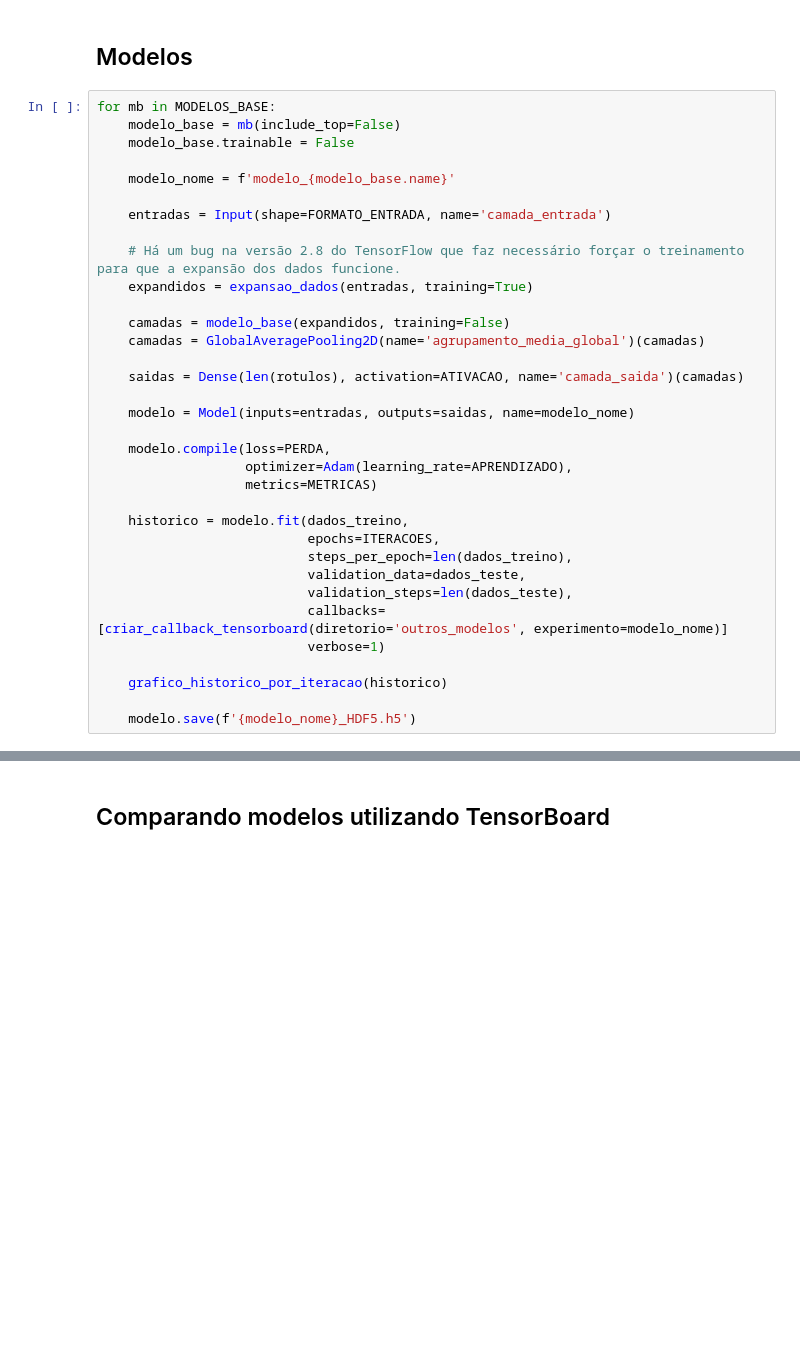
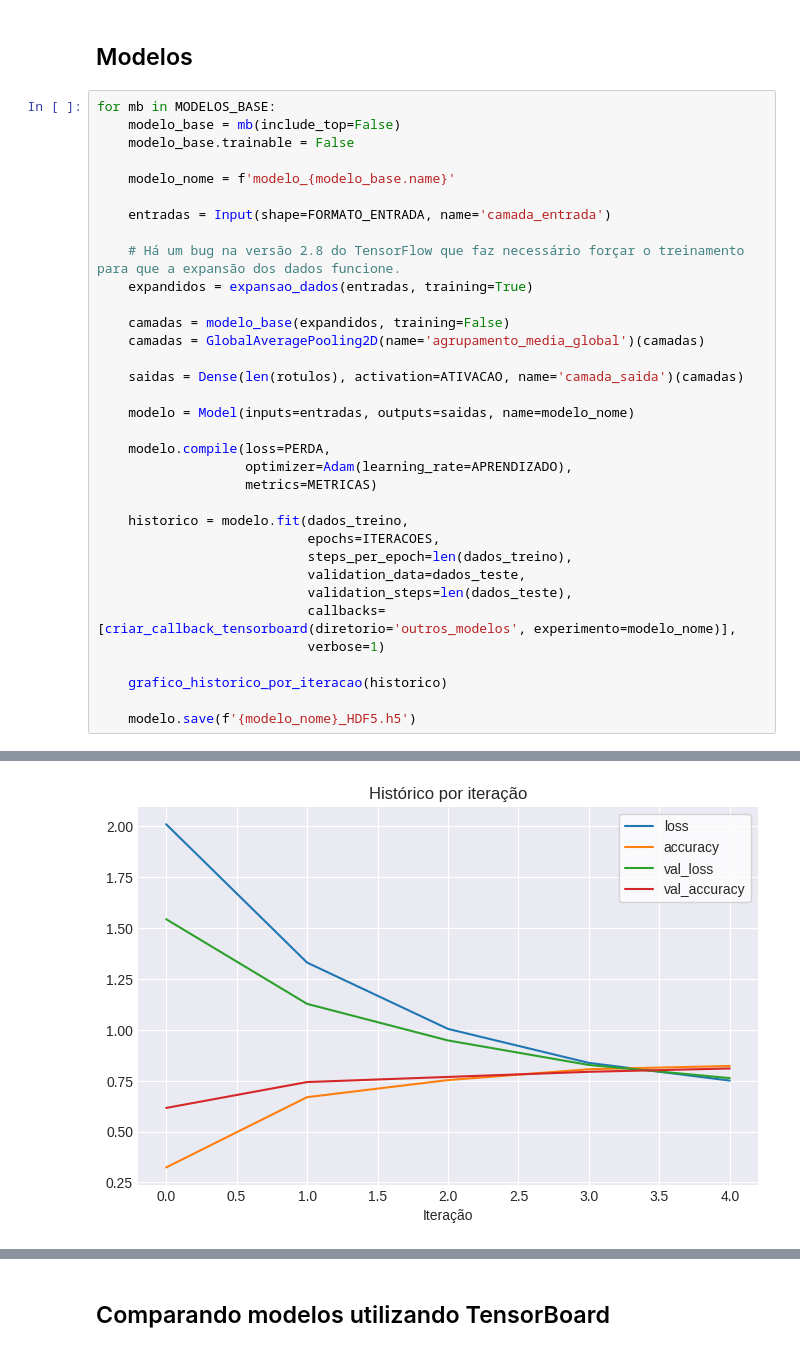
Before and after one commit to flohmannjr/tensorflow_curso, a Jupyter notebook: TensorFlow_TL4_Outros_Modelos.ipynb, the cells around one changed output, grey strips where cells are left out. Drawn from its saved outputs; the diff is of its cells as text; blank space fills up the shorter version.

```diff
--- a/TensorFlow_TL4_Outros_Modelos.ipynb
+++ b/TensorFlow_TL4_Outros_Modelos.ipynb
@@ -123,9 +156,10 @@ for mb in MODELOS_BASE:
                            steps_per_epoch=len(dados_treino),
                            validation_data=dados_teste,
                            validation_steps=len(dados_teste),
-                           callbacks=[criar_callback_tensorboard(diretorio='outros_modelos', experimento=modelo_nome)]
+                           callbacks=[criar_callback_tensorboard(diretorio='outros_modelos', experimento=modelo_nome)],
                            verbose=1)
 
     grafico_historico_por_iteracao(historico)
 
     modelo.save(f'{modelo_nome}_HDF5.h5')
+# %% [output]
@@ -131,0 +179 @@ for mb in MODELOS_BASE:
+[figure, added]
```
Also changed, not shown: parts of 5 cells of this notebook.
